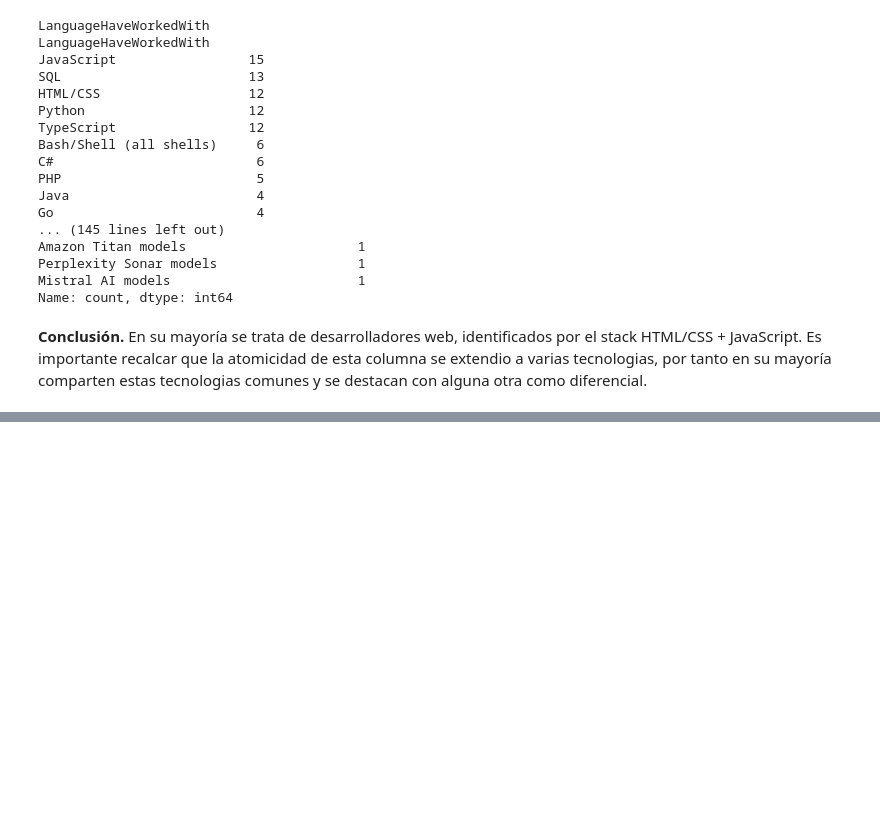
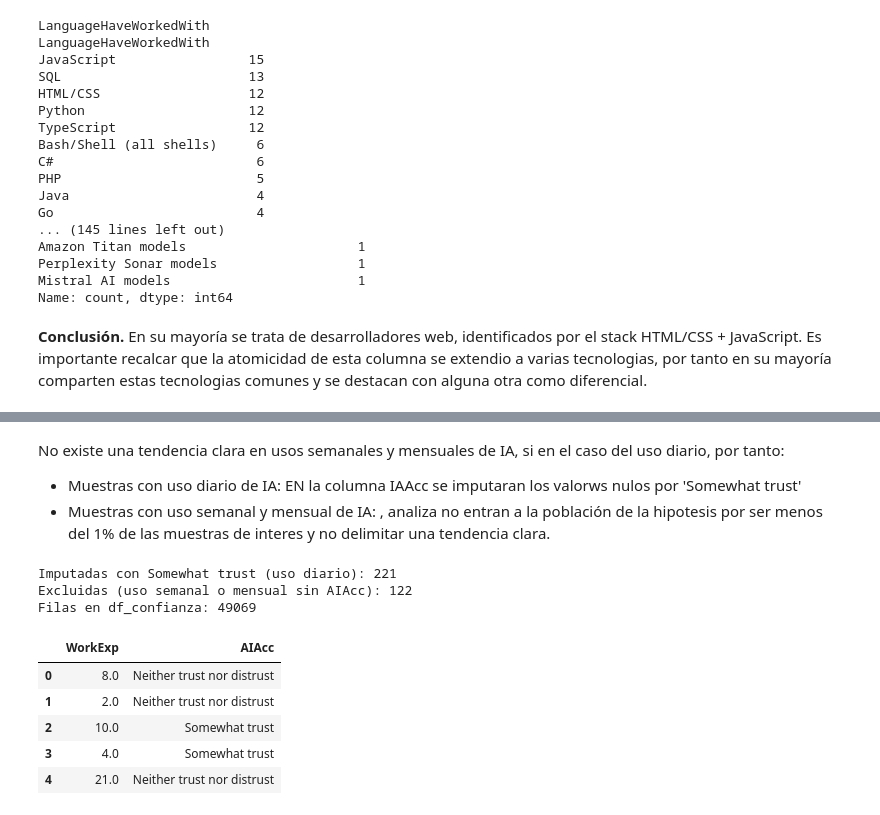
Before and after one commit to MateoGarrido13/StackOverflow-G23, a Jupyter notebook: Grupo23-Fund_C_Datos-StackOverflow.ipynb, the cells around one changed output, grey strips where cells are left out. Drawn from its saved outputs; the diff is of its cells as text; code cells hidden in the pictures; blank space fills up the shorter version.

Commit message:
Hipotesis_2-CATEDRA

```diff
--- a/Grupo23-Fund_C_Datos-StackOverflow.ipynb
+++ b/Grupo23-Fund_C_Datos-StackOverflow.ipynb
@@ -876,0 +950,39 @@ Name: count, dtype: int64
+# %% [markdown]
+No existe una tendencia clara en usos semanales y mensuales de IA, si en el caso del uso diario, por tanto:
+
+- Muestras con uso diario de IA: EN la columna IAAcc se imputaran los valorws nulos por 'Somewhat trust'
+- Muestras con uso semanal y mensual de IA: , analiza no entran a la población de la hipotesis por ser menos del 1% de las muestras de interes y no delimitar una tendencia clara.
+# %%
+# df_confianza parte de df_interes. AISelect solo se usa para la imputacion y despues se descarta.
+df_confianza = df_interes[["WorkExp", "AIAcc", "AISelect"]].copy()
+
+uso_diario = "Yes, I use AI tools daily"
+uso_semanal_o_mensual = [
+    "Yes, I use AI tools weekly",
+    "Yes, I use AI tools monthly or infrequently",
+]
+
+# Uso diario sin AIAcc: la moda observada es Somewhat trust.
+imputar_diario = (df_confianza["AISelect"] == uso_diario) & df_confianza["AIAcc"].isna()
+df_confianza.loc[imputar_diario, "AIAcc"] = "Somewhat trust"
+
+# Uso semanal o mensual sin AIAcc: no hay una moda clara y son menos del 1% del contraste.
+fuera_de_poblacion = (
+    df_confianza["AISelect"].isin(uso_semanal_o_mensual) & df_confianza["AIAcc"].isna()
+)
+df_confianza = df_confianza.loc[~fuera_de_poblacion].drop(columns="AISelect")
+
+print(f"Imputadas con Somewhat trust (uso diario): {int(imputar_diario.sum())}")
+print(f"Excluidas (uso semanal o mensual sin AIAcc): {int(fuera_de_poblacion.sum())}")
+print(f"Filas en df_confianza: {len(df_confianza)}")
+df_confianza.head()
+# %% [output]
+Imputadas con Somewhat trust (uso diario): 221
+Excluidas (uso semanal o mensual sin AIAcc): 122
+Filas en df_confianza: 49069
+|  | WorkExp | AIAcc |
+| 0 | 8.0 | Neither trust nor distrust |
+| 1 | 2.0 | Neither trust nor distrust |
+| 2 | 10.0 | Somewhat trust |
+| 3 | 4.0 | Somewhat trust |
+| 4 | 21.0 | Neither trust nor distrust |
```
Also changed, not shown: parts of 13 cells of this notebook, 1 other file.
